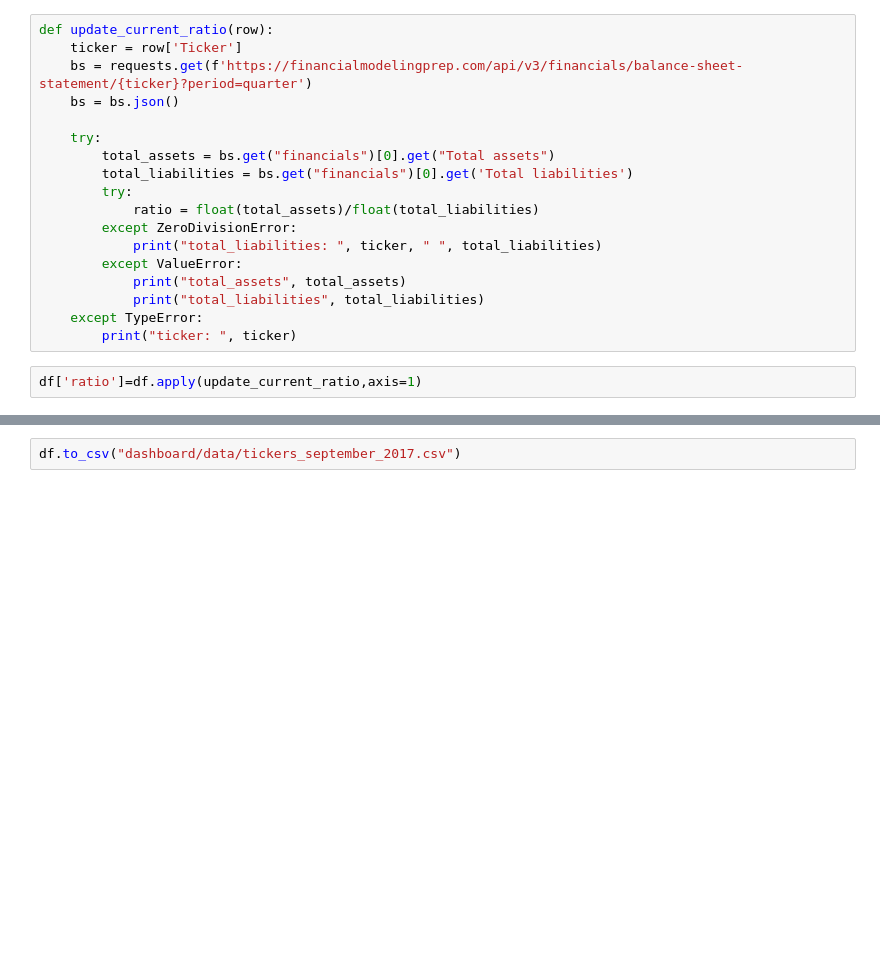
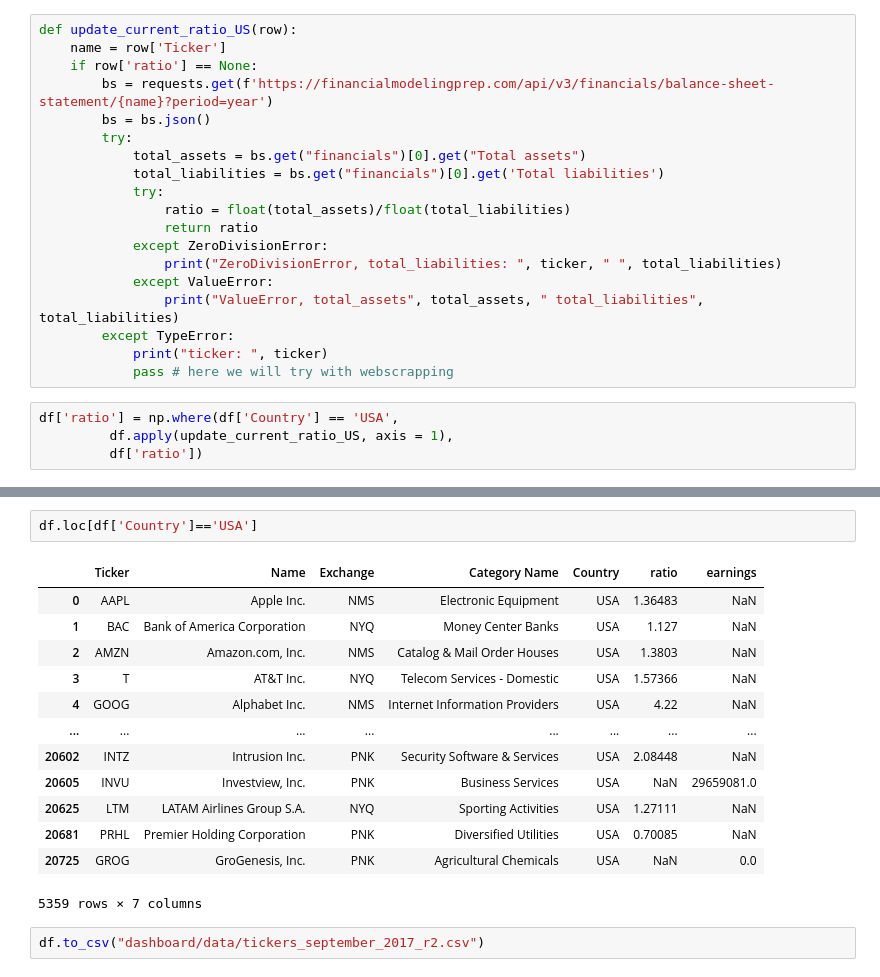
Before and after one commit to antoinecomp/portfolio-advisor, a Jupyter notebook: Graham.ipynb, the cells around one changed output, grey strips where cells are left out. Cells and saved outputs as stored; diff of their text form; blank space fills up the shorter version.

```diff
--- a/Graham.ipynb
+++ b/Graham.ipynb
@@ -36,21 +188,24 @@ df.head()
 # %%
-def update_current_ratio(row):
-    ticker = row['Ticker']
-    bs = requests.get(f'https://financialmodelingprep.com/api/v3/financials/balance-sheet-statement/{ticker}?period=quarter')
-    bs = bs.json()
-
-    try:
-        total_assets = bs.get("financials")[0].get("Total assets")
-        total_liabilities = bs.get("financials")[0].get('Total liabilities')
+def update_current_ratio_US(row):
+    name = row['Ticker']
+    if row['ratio'] == None:
+        bs = requests.get(f'https://financialmodelingprep.com/api/v3/financials/balance-sheet-statement/{name}?period=year')
+        bs = bs.json()
         try:
-            ratio = float(total_assets)/float(total_liabilities)
-        except ZeroDivisionError:
-            print("total_liabilities: ", ticker, " ", total_liabilities)
-        except ValueError:
-            print("total_assets", total_assets)
-            print("total_liabilities", total_liabilities)
-    except TypeError:
-        print("ticker: ", ticker)
+            total_assets = bs.get("financials")[0].get("Total assets")
+            total_liabilities = bs.get("financials")[0].get('Total liabilities')
+            try:
+                ratio = float(total_assets)/float(total_liabilities)
+                return ratio
+            except ZeroDivisionError:
+                print("ZeroDivisionError, total_liabilities: ", ticker, " ", total_liabilities)
+            except ValueError:
+                print("ValueError, total_assets", total_assets, " total_liabilities", total_liabilities)
+        except TypeError:
+            print("ticker: ", ticker)
+            pass # here we will try with webscrapping
 # %%
-df['ratio']=df.apply(update_current_ratio,axis=1)
+df['ratio'] = np.where(df['Country'] == 'USA',
+         df.apply(update_current_ratio_US, axis = 1),
+         df['ratio'])
 # %% [output]
@@ -74,2 +229,18 @@ ticker:  TBLZ
+# %%
+df.loc[df['Country']=='USA']
+# %% [output]
+|  | Ticker | Name | Exchange | Category Name | Country | ratio | earnings |
+| 0 | AAPL | Apple Inc. | NMS | Electronic Equipment | USA | 1.36483 | NaN |
+| 1 | BAC | Bank of America Corporation | NYQ | Money Center Banks | USA | 1.127 | NaN |
+| 2 | AMZN | Amazon.com, Inc. | NMS | Catalog & Mail Order Houses | USA | 1.3803 | NaN |
+| 3 | T | AT&T Inc. | NYQ | Telecom Services - Domestic | USA | 1.57366 | NaN |
+| 4 | GOOG | Alphabet Inc. | NMS | Internet Information Providers | USA | 4.22 | NaN |
+| ... | ... | ... | ... | ... | ... | ... | ... |
+| 20602 | INTZ | Intrusion Inc. | PNK | Security Software & Services | USA | 2.08448 | NaN |
+| 20605 | INVU | Investview, Inc. | PNK | Business Services | USA | NaN | 29659081.0 |
+| 20625 | LTM | LATAM Airlines Group S.A. | NYQ | Sporting Activities | USA | 1.27111 | NaN |
+| 20681 | PRHL | Premier Holding Corporation | PNK | Diversified Utilities | USA | 0.70085 | NaN |
+| 20725 | GROG | GroGenesis, Inc. | PNK | Agricultural Chemicals | USA | NaN | 0.0 |
+5359 rows × 7 columns
 # %%
-df.to_csv("dashboard/data/tickers_september_2017.csv")
+df.to_csv("dashboard/data/tickers_september_2017_r2.csv")
```
Also changed, not shown: parts of 31 cells of this notebook, 13 other files.
